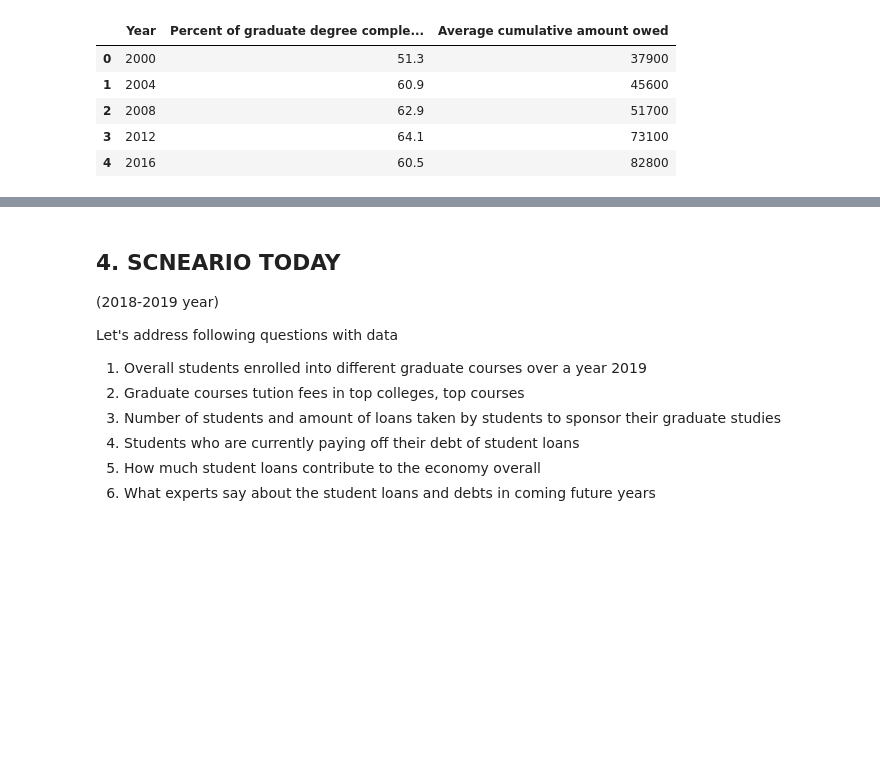
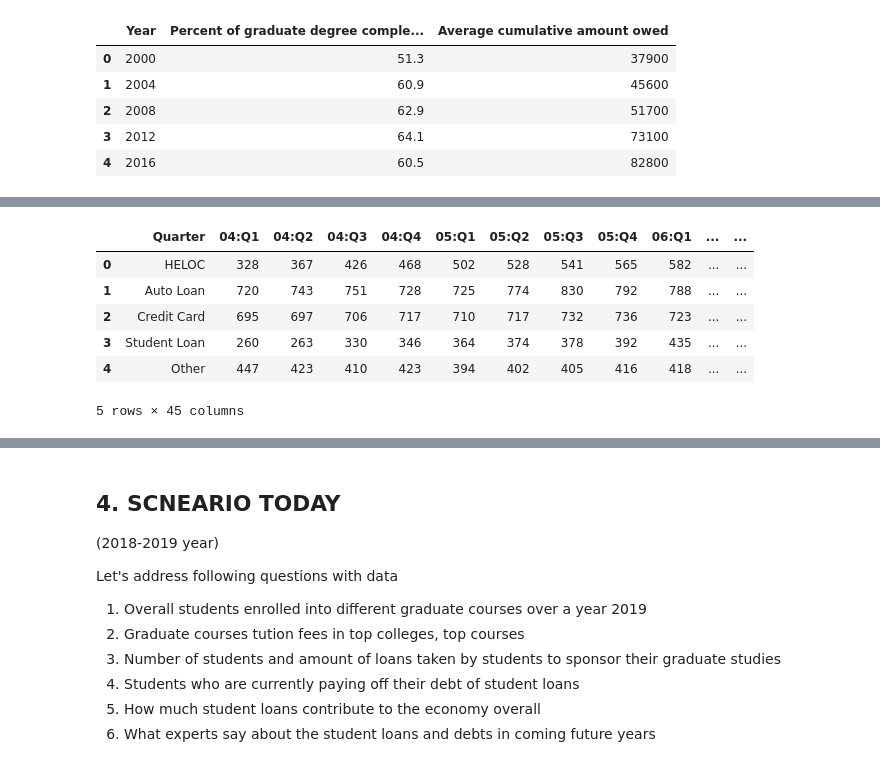
Before and after one commit to YJDave/cs418-s20-cs418_spring20_mighty_python, a Jupyter notebook: main.ipynb, the cells around one changed output, grey strips where cells are left out. Drawn from its saved outputs; the diff is of its cells as text; code cells hidden in the pictures; blank space fills up the shorter version.

```diff
--- a/main.ipynb
+++ b/main.ipynb
@@ -195,0 +196,11 @@ print()
+# %%
+data = pd.read_csv('data/non_mortage_loans.csv')
+data
+# %% [output]
+|  | Quarter | 04:Q1 | 04:Q2 | 04:Q3 | 04:Q4 | 05:Q1 | 05:Q2 | 05:Q3 | 05:Q4 | 06:Q1 | ... | ... |
+| 0 | HELOC | 328 | 367 | 426 | 468 | 502 | 528 | 541 | 565 | 582 | ... | ... |
+| 1 | Auto Loan | 720 | 743 | 751 | 728 | 725 | 774 | 830 | 792 | 788 | ... | ... |
+| 2 | Credit Card | 695 | 697 | 706 | 717 | 710 | 717 | 732 | 736 | 723 | ... | ... |
+| 3 | Student Loan | 260 | 263 | 330 | 346 | 364 | 374 | 378 | 392 | 435 | ... | ... |
+| 4 | Other | 447 | 423 | 410 | 423 | 394 | 402 | 405 | 416 | 418 | ... | ... |
+5 rows × 45 columns
```
Also changed, not shown: parts of 4 cells of this notebook, 2 other files.
